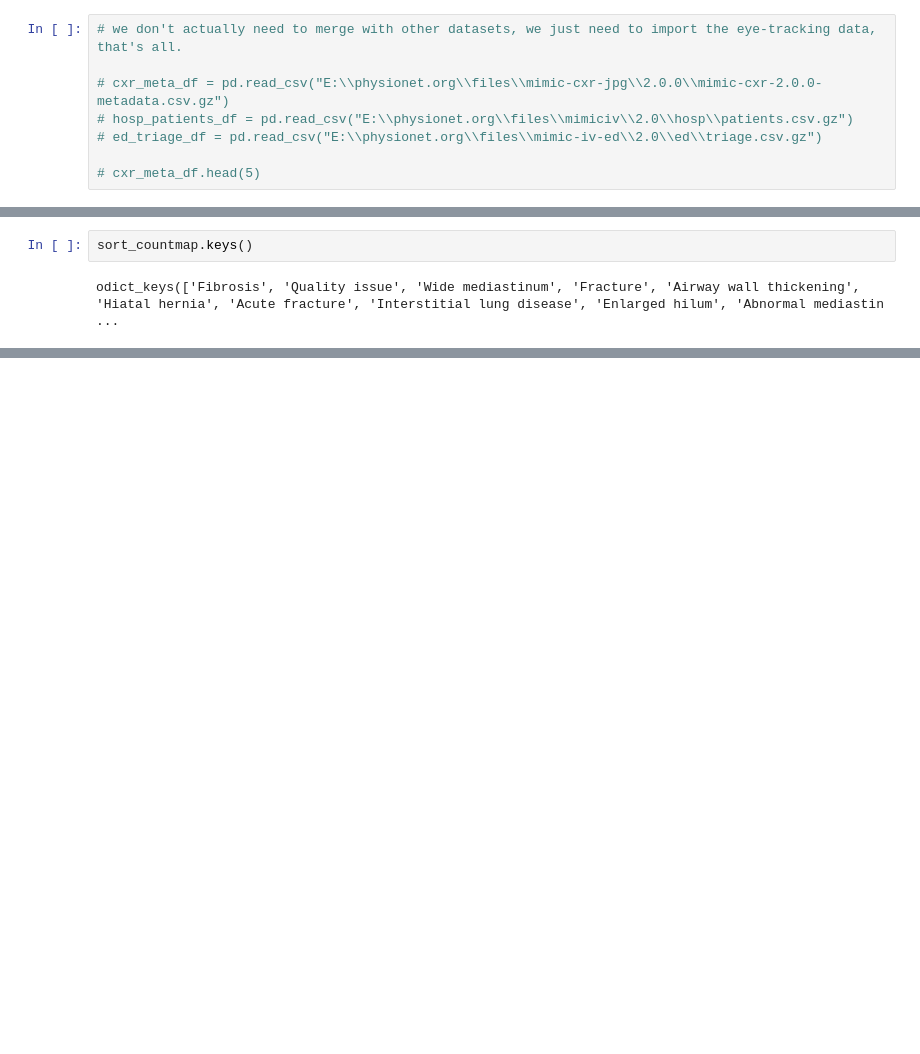
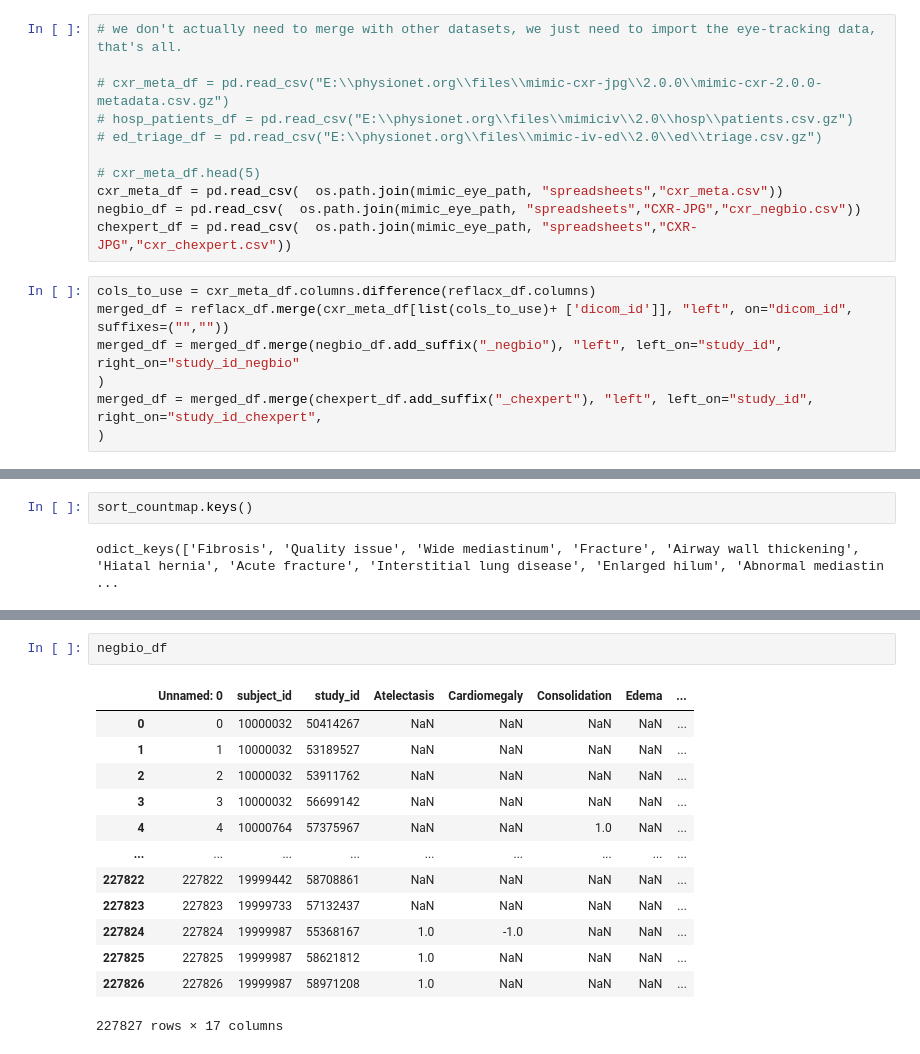
Before and after one commit to ChihchengHsieh/MIMIC-Eye-applications, a Jupyter notebook: [training-df] reflacx-eye.ipynb, the cells around one changed output, grey strips where cells are left out. Saved outputs shown, nothing was run; the diff lists cells and outputs as text; blank space fills up the shorter version.

```diff
--- a/[training-df] reflacx-eye.ipynb
+++ b/[training-df] reflacx-eye.ipynb
@@ -129,6 +133,16 @@ del reflacx_df["Pleural effusion"]
 # ed_triage_df = pd.read_csv("E:\\physionet.org\\files\\mimic-iv-ed\\2.0\\ed\\triage.csv.gz")
 
 # cxr_meta_df.head(5)
+cxr_meta_df = pd.read_csv(  os.path.join(mimic_eye_path, "spreadsheets","cxr_meta.csv"))
+negbio_df = pd.read_csv(  os.path.join(mimic_eye_path, "spreadsheets","CXR-JPG","cxr_negbio.csv"))
+chexpert_df = pd.read_csv(  os.path.join(mimic_eye_path, "spreadsheets","CXR-JPG","cxr_chexpert.csv"))
+# %%
+cols_to_use = cxr_meta_df.columns.difference(reflacx_df.columns)
+merged_df = reflacx_df.merge(cxr_meta_df[list(cols_to_use)+ ['dicom_id']], "left", on="dicom_id", suffixes=("",""))
+merged_df = merged_df.merge(negbio_df.add_suffix("_negbio"), "left", left_on="study_id", right_on="study_id_negbio"
+)
+merged_df = merged_df.merge(chexpert_df.add_suffix("_chexpert"), "left", left_on="study_id", right_on="study_id_chexpert",
+)
 # %%
 class CXRImage:
     def __init__(self, patient_id, study_id, dicom_id, reflacx_id=None) -> None:
@@ -279,0 +417,16 @@ Index(['index', 'Unnamed: 0', 'id', 'split', 'eye_tracking_data_discarded',
+# %%
+negbio_df
+# %% [output]
+|  | Unnamed: 0 | subject_id | study_id | Atelectasis | Cardiomegaly | Consolidation | Edema | ... |
+| 0 | 0 | 10000032 | 50414267 | NaN | NaN | NaN | NaN | ... |
+| 1 | 1 | 10000032 | 53189527 | NaN | NaN | NaN | NaN | ... |
+| 2 | 2 | 10000032 | 53911762 | NaN | NaN | NaN | NaN | ... |
+| 3 | 3 | 10000032 | 56699142 | NaN | NaN | NaN | NaN | ... |
+| 4 | 4 | 10000764 | 57375967 | NaN | NaN | 1.0 | NaN | ... |
+| ... | ... | ... | ... | ... | ... | ... | ... | ... |
+| 227822 | 227822 | 19999442 | 58708861 | NaN | NaN | NaN | NaN | ... |
+| 227823 | 227823 | 19999733 | 57132437 | NaN | NaN | NaN | NaN | ... |
+| 227824 | 227824 | 19999987 | 55368167 | 1.0 | -1.0 | NaN | NaN | ... |
+| 227825 | 227825 | 19999987 | 58621812 | 1.0 | NaN | NaN | NaN | ... |
+| 227826 | 227826 | 19999987 | 58971208 | 1.0 | NaN | NaN | NaN | ... |
+227827 rows × 17 columns
```
Also changed, not shown: parts of 18 cells of this notebook, 16 other files.
